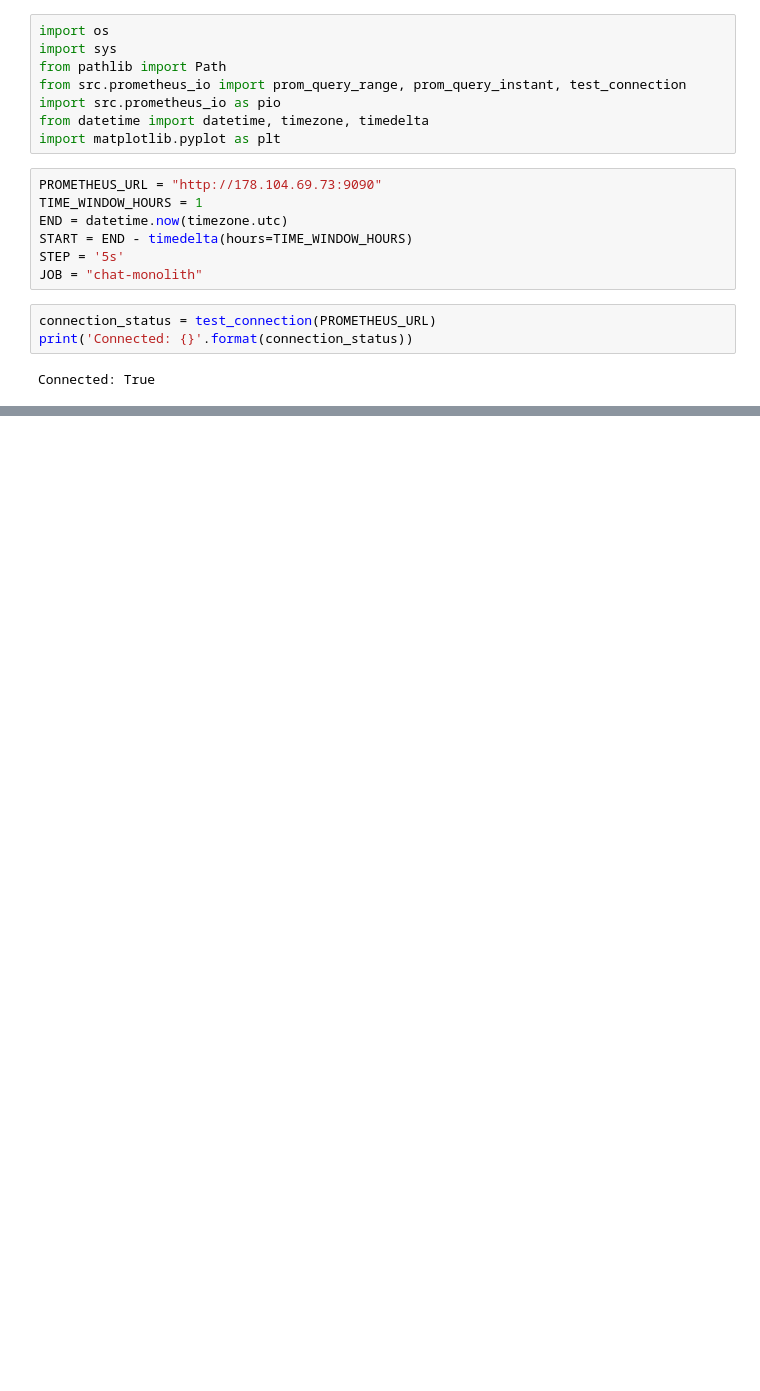
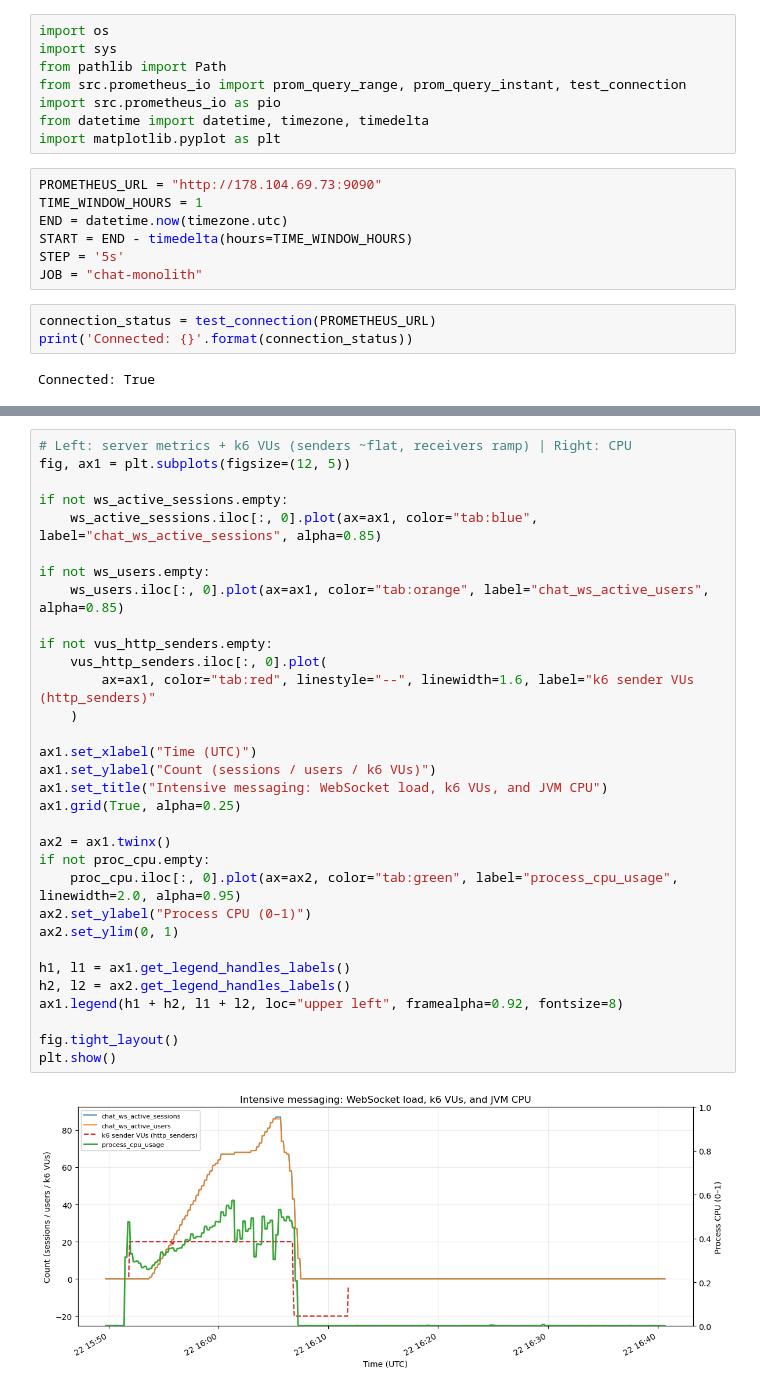
Before and after one commit to jakubjanak2004/chat-data-analysis, a Jupyter notebook: notebooks/intensive_messaging_analysis.ipynb, the cells around one changed output, grey strips where cells are left out. Drawn from its saved outputs; the diff is of its cells as text; blank space fills up the shorter version.

Commit message:
implemented intensive_messaging_analysis.ipynb

```diff
--- a/notebooks/intensive_messaging_analysis.ipynb
+++ b/notebooks/intensive_messaging_analysis.ipynb
@@ -39,0 +57,34 @@ plt.show()
+# %%
+# Left: server metrics + k6 VUs (senders ~flat, receivers ramp) | Right: CPU
+fig, ax1 = plt.subplots(figsize=(12, 5))
+
+if not ws_active_sessions.empty:
+    ws_active_sessions.iloc[:, 0].plot(ax=ax1, color="tab:blue", label="chat_ws_active_sessions", alpha=0.85)
+
+if not ws_users.empty:
+    ws_users.iloc[:, 0].plot(ax=ax1, color="tab:orange", label="chat_ws_active_users", alpha=0.85)
+
+if not vus_http_senders.empty:
+    vus_http_senders.iloc[:, 0].plot(
+        ax=ax1, color="tab:red", linestyle="--", linewidth=1.6, label="k6 sender VUs (http_senders)"
+    )
+
+ax1.set_xlabel("Time (UTC)")
+ax1.set_ylabel("Count (sessions / users / k6 VUs)")
+ax1.set_title("Intensive messaging: WebSocket load, k6 VUs, and JVM CPU")
+ax1.grid(True, alpha=0.25)
+
+ax2 = ax1.twinx()
+if not proc_cpu.empty:
+    proc_cpu.iloc[:, 0].plot(ax=ax2, color="tab:green", label="process_cpu_usage", linewidth=2.0, alpha=0.95)
+ax2.set_ylabel("Process CPU (0–1)")
+ax2.set_ylim(0, 1)
+
+h1, l1 = ax1.get_legend_handles_labels()
+h2, l2 = ax2.get_legend_handles_labels()
+ax1.legend(h1 + h2, l1 + l2, loc="upper left", framealpha=0.92, fontsize=8)
+
+fig.tight_layout()
+plt.show()
+# %% [output]
+[figure, added]
```
Also changed, not shown: parts of 3 cells of this notebook, 2 other files.
